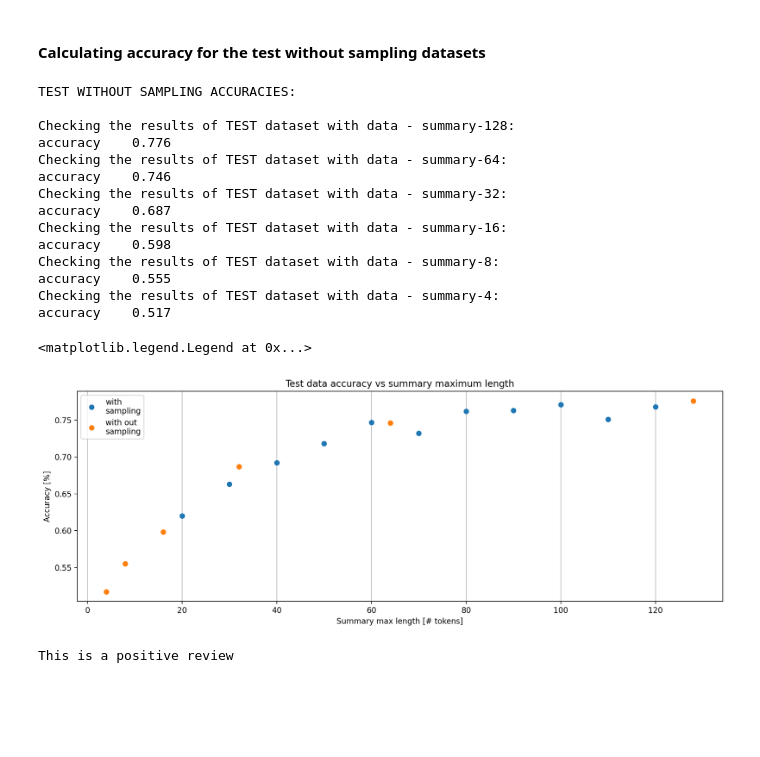
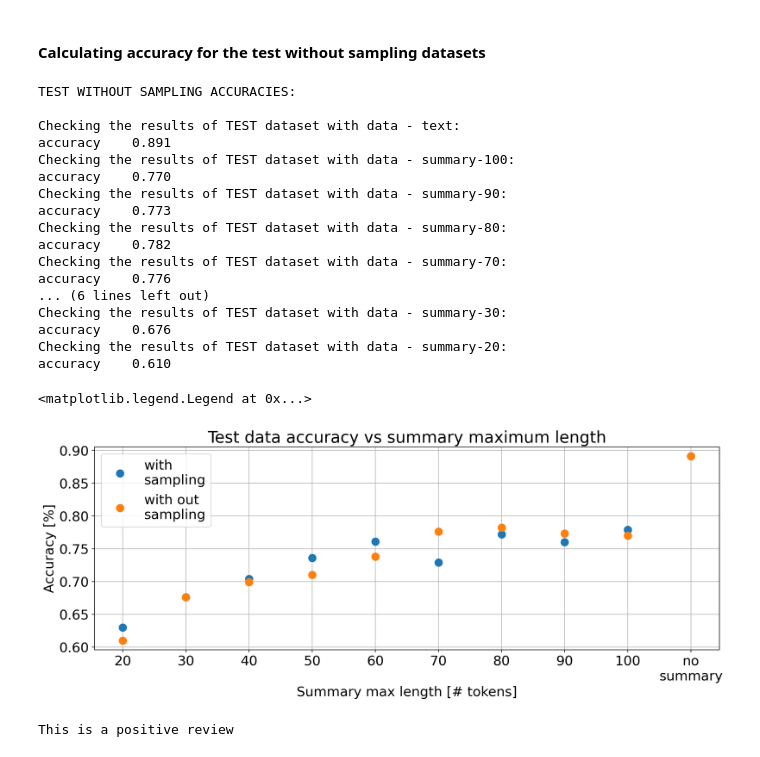
Before and after one commit to RoyElkabetz/Sentiment-Classification-of-Machine-Summarized-Text, a Jupyter notebook: notebooks/Text_Classification_full_vs_machine_summarized.ipynb, the cells around one changed output. Drawn from its saved outputs; the diff is of its cells as text; code cells hidden in the pictures; blank space fills up the shorter version.

```diff
--- a/notebooks/Text_Classification_full_vs_machine_summarized.ipynb
+++ b/notebooks/Text_Classification_full_vs_machine_summarized.ipynb
@@ -159,6 +160,6 @@ TEST_WITHOUTsampling_DATASET_PATH = '/content/test_without_sampling.csv'
 
 # get the test set (with sampling in the T5 summarization process)
 all_test_datasets_with_sampling = pd.read_csv(TEST_WITHsampling_DATASET_PATH)
-all_test_datasets_with_sampling = all_test_datasets_with_sampling.drop(['Unnamed: 0'], axis=1)
+all_test_datasets_with_sampling = all_test_datasets_with_sampling.drop(['Unnamed: 0', 'summary-120', 'summary-110'], axis=1)
 all_test_datasets_with_sampling.head()
 # %% [output]
@@ -171,6 +172,6 @@ all_test_datasets_with_sampling.head()
 # %%
 # get the test set (without sampling in the T5 summarization process)
 all_test_datasets_without_sampling = pd.read_csv(TEST_WITHOUTsampling_DATASET_PATH)
-all_test_datasets_without_sampling = all_test_datasets_without_sampling.drop(['Unnamed: 0', 'summary-150'], axis=1)
+all_test_datasets_without_sampling = all_test_datasets_without_sampling.drop(['Unnamed: 0', 'summary-120', 'summary-110'], axis=1)
 all_test_datasets_without_sampling.head()
 # %% [output]
@@ -252,7 +253,7 @@ Filmmaker Fred Olen Ray was involved in the creation of Jack-O, a movie
 train_dataset = utils.DataFrameDataset(csv_file_path=TRAIN_DATASET_PATH, only_columns=['label', 'text'])
 valid_dataset = utils.DataFrameDataset(csv_file_path=VALID_DATASET_PATH, only_columns=['label', 'text'])
 
-summary_columns_with = ['summary-120', 'summary-110', 'summary-100', 'summary-90',
+summary_columns_with = ['text', 'summary-100', 'summary-90',
                    'summary-80', 'summary-70', 'summary-60', 'summary-50',
                    'summary-40', 'summary-30', 'summary-20']
 
@@ -264,8 +265,9 @@ for item in summary_columns_with:
         csv_file_path=TEST_WITHsampling_DATASET_PATH, only_columns=dataset_columns))
 
 
-summary_columns_without = ['summary-128', 'summary-64', 'summary-32', 'summary-16',
-                   'summary-8', 'summary-4']
+summary_columns_without = ['text', 'summary-100', 'summary-90',
+                   'summary-80', 'summary-70', 'summary-60', 'summary-50',
+                   'summary-40', 'summary-30', 'summary-20']
 
 test_datasets_without_sampling = []
 for item in summary_columns_without:
@@ -455,17 +457,26 @@ for epoch in range(1, EPOCHS + 1):
 # Plot training logger
 # %%
 import matplotlib.pylab as plt
+from pylab import rcParams
+rcParams.update({'font.size': 18})
 fig, ax = plt.subplots(1, 1, figsize=(15, 5), dpi=200)
 fig.patch.set_facecolor('white')
 
 # plot loss
-p1 = ax.plot(logger.logger['epochs'], logger.logger['train_loss'], linewidth=2, label='train\nloss')
-p2 = ax.plot(logger.logger['epochs'], logger.logger['valid_loss'], linewidth=2, label='validation\nloss')
+p1 = ax.plot(logger.logger['epochs'], logger.logger['train_loss'], linewidth=2, label='train')
+p2 = ax.plot(logger.logger['epochs'], logger.logger['valid_loss'], linewidth=2, label='validation')
 ax.set_xticks(range(1, EPOCHS + 1, 2))
 ax.set_xticklabels(range(1, EPOCHS + 1, 2))
 ax.set_xlabel('Epoch')
 ax.set_ylabel('Loss')
-ax.set_title('Model Loss')
+ax.set_title('Model Loss and Accuracy')
 ax.xaxis.grid()
-ax.legend()
+ax.yaxis.grid()
+ax.legend(loc='center right')
+
+ax1 = ax.twinx()
+# plot accuracy
+p3 = ax1.plot(logger.logger['epochs'], logger.logger['train_acc'], linewidth=2, label='train\naccuracy')
+p4 = ax1.plot(logger.logger['epochs'], logger.logger['valid_acc'], linewidth=2, label='validation\naccuracy')
+ax1.set_ylabel('Accuracy [%]')
 # %% [output]
@@ -536,33 +547,40 @@ for i, test_dataset in enumerate(test_datasets_without_sampling):
 # %% [output]
 TEST WITHOUT SAMPLING ACCURACIES:
 
-Checking the results of TEST dataset with data - summary-128:
+Checking the results of TEST dataset with data - text:
+accuracy    0.891
+Checking the results of TEST dataset with data - summary-100:
+accuracy    0.770
+Checking the results of TEST dataset with data - summary-90:
+accuracy    0.773
+Checking the results of TEST dataset with data - summary-80:
+accuracy    0.782
+Checking the results of TEST dataset with data - summary-70:
 accuracy    0.776
-Checking the results of TEST dataset with data - summary-64:
-accuracy    0.746
-Checking the results of TEST dataset with data - summary-32:
-accuracy    0.687
-Checking the results of TEST dataset with data - summary-16:
-accuracy    0.598
-Checking the results of TEST dataset with data - summary-8:
-accuracy    0.555
-Checking the results of TEST dataset with data - summary-4:
-accuracy    0.517
+... (6 lines left out)
+Checking the results of TEST dataset with data - summary-30:
+accuracy    0.676
+Checking the results of TEST dataset with data - summary-20:
+accuracy    0.610
 # %%
 fig, ax = plt.subplots(1, 1, figsize=(15, 5), dpi=200)
 fig.patch.set_facecolor('white')
+sum_lengths = [110, 100, 90, 80, 70, 60, 50, 40, 30, 20]
 
 # plot accuracy
-p3 = ax.plot([int(s[8:]) for s in summary_columns_with], test_with_sampling_accs, 'o', linewidth=2, label='with\nsampling')
-p4 = ax.plot([int(s[8:]) for s in summary_columns_without], test_without_sampling_accs, 'o', linewidth=2, label='with out\nsampling')
+p3 = ax.plot(sum_lengths, test_with_sampling_accs, 'o', ms=10, linewidth=2, label='with\nsampling')
+p4 = ax.plot(sum_lengths, test_without_sampling_accs, 'o', ms=10, linewidth=2, label='with out\nsampling')
 ax.set_xlabel('Summary max length [# tokens]')
 ax.set_ylabel('Accuracy [%]')
+ax.set_xticks(sum_lengths)
+ax.set_xticklabels(['no\nsummary', 100, 90, 80, 70, 60, 50, 40, 30, 20])
 ax.set_title('Test data accuracy vs summary maximum length')
 ax.xaxis.grid()
+ax.yaxis.grid()
 ax.legend()
 # %% [output]
 <matplotlib.legend.Legend at 0x...>
-[figure, old version]
+[figure, new version]
 # %%
 imdb_label = {0: 'negative',
               1: 'positive'}
```
Also changed, not shown: parts of 12 cells of this notebook.
